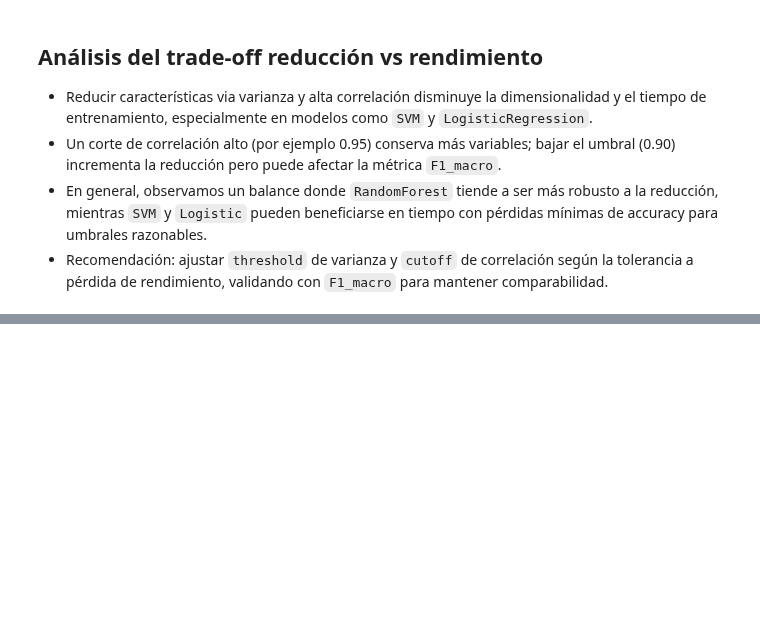
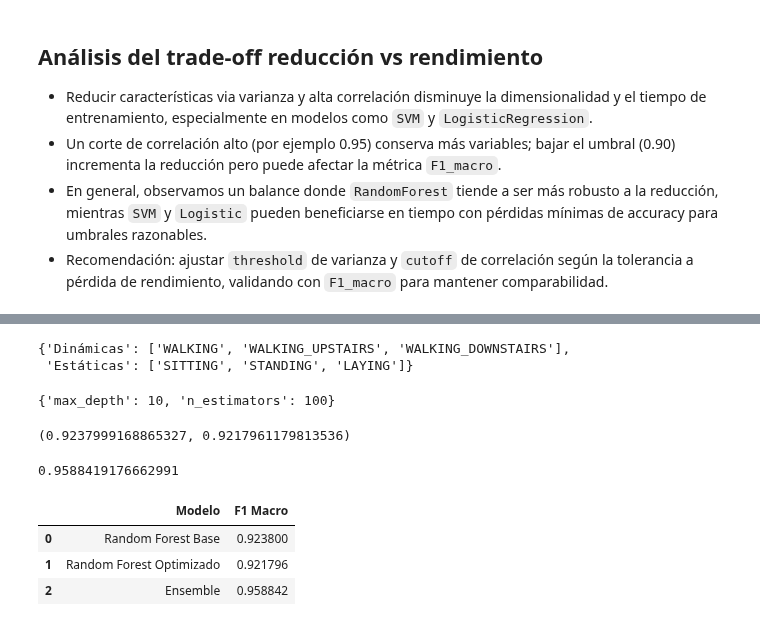
Before and after one commit to BaljeetTM/Tarea1_dataScience, a Jupyter notebook: Taller2.ipynb, the cells around one changed output, grey strips where cells are left out. Cells and saved outputs as stored; diff of their text form; code cells hidden in the pictures; blank space fills up the shorter version.

```diff
--- a/Taller2.ipynb
+++ b/Taller2.ipynb
@@ -672,0 +712,70 @@ Comparación: número de características vs accuracy vs tiempo
+# %%
+error_dynamics = {
+    "Dinámicas": ["WALKING", "WALKING_UPSTAIRS", "WALKING_DOWNSTAIRS"],
+    "Estáticas": ["SITTING", "STANDING", "LAYING"]
+}
+
+error_dynamics
+# %% [output]
+{'Dinámicas': ['WALKING', 'WALKING_UPSTAIRS', 'WALKING_DOWNSTAIRS'],
+ 'Estáticas': ['SITTING', 'STANDING', 'LAYING']}
+# %%
+from sklearn.model_selection import GridSearchCV
+
+param_grid = {
+    "n_estimators": [100, 200],
+    "max_depth": [10, 20, None]
+}
+
+grid = GridSearchCV(
+    RandomForestClassifier(random_state=42),
+    param_grid,
+    scoring="f1_macro",
+    cv=3,
+    n_jobs=-1
+)
+
+grid.fit(X_train, y_train.values.ravel())
+
+best_rf_optimized = grid.best_estimator_
+grid.best_params_
+# %% [output]
+{'max_depth': 10, 'n_estimators': 100}
+# %%
+y_pred_opt = best_rf_optimized.predict(X_test)
+
+f1_before = f1_score(y_test, y_pred_best, average="macro")
+f1_after = f1_score(y_test, y_pred_opt, average="macro")
+
+f1_before, f1_after
+# %% [output]
+(0.9237999168865327, 0.9217961179813536)
+# %%
+ensemble = VotingClassifier(
+    estimators=[
+        ("rf", best_rf_optimized),
+        ("svm", SVC(kernel="rbf", probability=True)),
+        ("log", LogisticRegression(max_iter=3000))
+    ],
+    voting="soft"
+)
+
+ensemble.fit(X_train, y_train.values.ravel())
+y_pred_ens = ensemble.predict(X_test)
+
+f1_ensemble = f1_score(y_test, y_pred_ens, average="macro")
+f1_ensemble
+# %% [output]
+0.9588419176662991
+# %%
+comparison_4b = pd.DataFrame({
+    "Modelo": ["Random Forest Base", "Random Forest Optimizado", "Ensemble"],
+    "F1 Macro": [f1_before, f1_after, f1_ensemble]
+})
+
+comparison_4b
+# %% [output]
+|  | Modelo | F1 Macro |
+| 0 | Random Forest Base | 0.923800 |
+| 1 | Random Forest Optimizado | 0.921796 |
+| 2 | Ensemble | 0.958842 |
```
Also changed, not shown: parts of 8 cells of this notebook, 1 other file.
